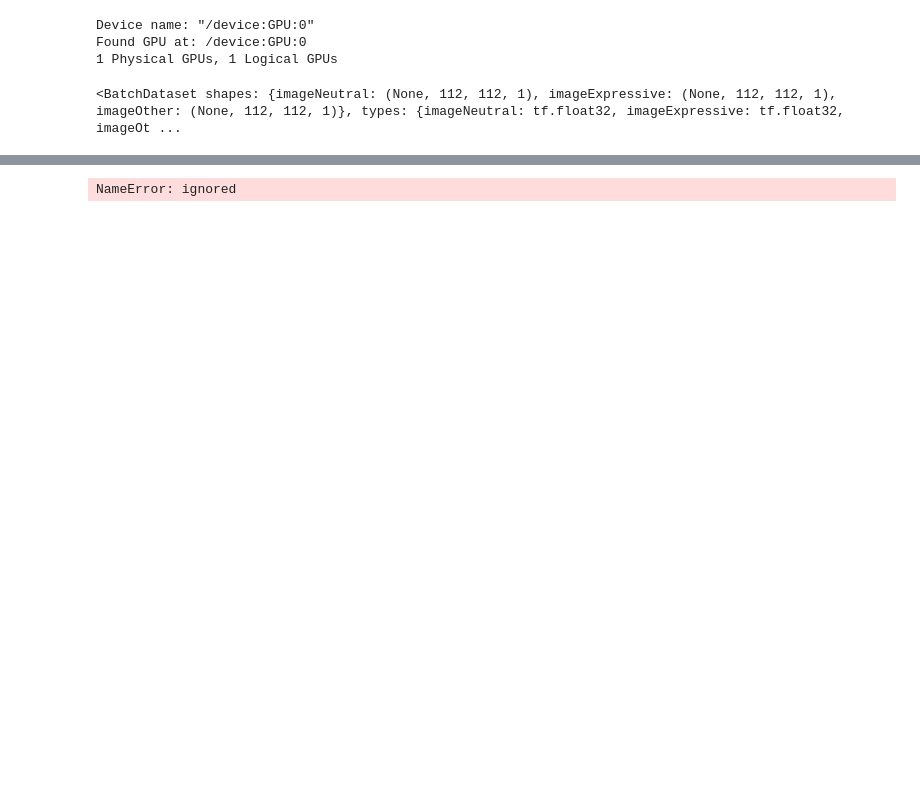
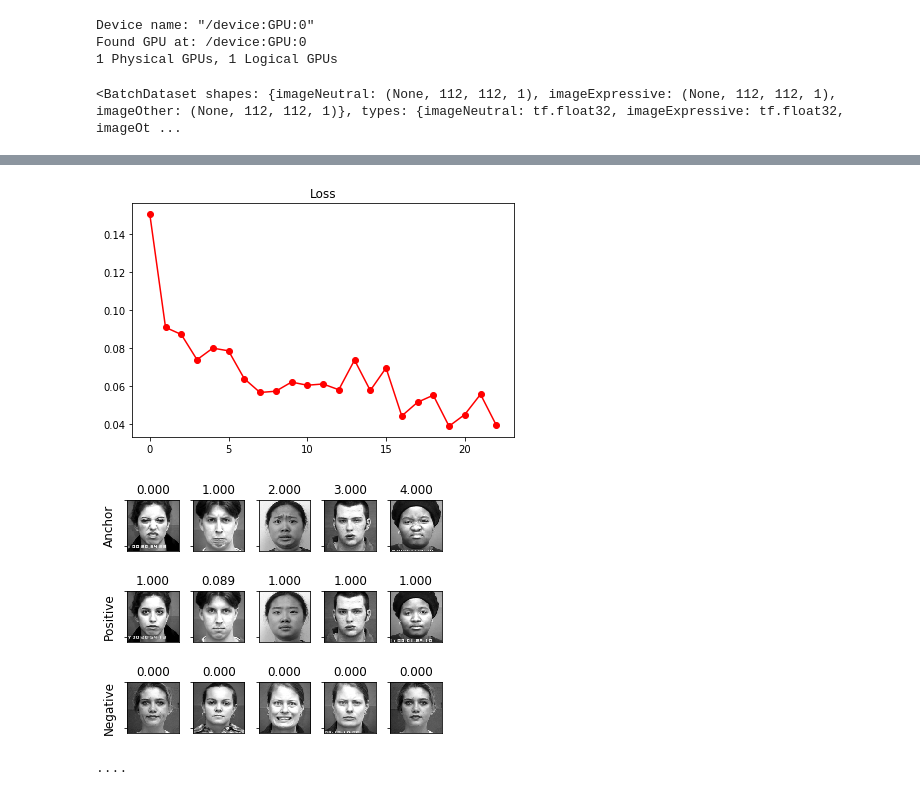
Before and after one commit to willtc111/StoicNet, a Jupyter notebook: IdentityTrainer.ipynb, the cells around one changed output, grey strips where cells are left out. Drawn from its saved outputs; the diff is of its cells as text; code cells hidden in the pictures; blank space fills up the shorter version.

```diff
--- a/IdentityTrainer.ipynb
+++ b/IdentityTrainer.ipynb
@@ -167,13 +163,18 @@ class Recognizer(tf.keras.Model):
 
     @tf.function
     def recognize(self, a, b):
-        a_encoding = recognizer(a)
-        b_encoding = recognizer(b)
+        a_encoding = self.encode(a)
+        b_encoding = self.encode(b)
 
         diffs = tf.abs(a_encoding - b_encoding)
 
-        prediction = comparer(diffs)
+        prediction = self.comparer(diffs)
         return prediction
+
+    @tf.function
+    def encode(self, x):
+        encoding = self.encoder(x)
+        return encoding
 
 
 
@@ -183,10 +184,3 @@ recognizer = Recognizer(latent_dim)
 # %%
 checkpoint_dir = BASE_DIR + 'training_checkpoints/recog_training_1/cp.ckpt'
 checkpoint = tf.train.Checkpoint(optimizer=optimizer,recognizer=recognizer)
-# %%
-def plot_loss(ls):
-    fig = plt.figure()
-    plt.plot(ls, 'r')
-    plt.title("Loss")
-    plt.tight_layout()
-    plt.show()
@@ -208,22 +239,8 @@ def compute_loss(rec, x_neutral, x_express, x_other):
 epochs = 50
 
 ls = []
-loss = -1
 start_time = end_time = 0
-for epoch in range(1, epochs+1):
-    print('Epoch {0}, Test set loss {1}, time elapsed for current epoch {2:.1f}'.format(
-        epoch, loss, end_time - start_time))
-    # Test
-    loss = tf.keras.metrics.Mean()
-    for image_features in parsed_test:
-        l = compute_loss(recognizer, neutral_raw, expressive_raw, other_raw)
-        loss(l)
-    l = loss.result()
-    ls = ls + [l]
-
-    plot_loss(ls)
-
-
+for epoch in range(0, epochs):
     # Train
     start_time = time.time()
     batchCounter = 0
@@ -245,4 +262,22 @@ for epoch in range(1, epochs+1):
         if batchCounter % 10 == 0:
             print(".", end="")
     end_time = time.time()
+
+    # Test
+    print("\nTesting...")
+    loss_mean = tf.keras.metrics.Mean()
+    for image_features in parsed_test:
+        l = compute_loss(recognizer,
+                         image_features['imageNeutral'],
+                         image_features['imageExpressive'],
+                         image_features['imageOther'])
+        loss_mean(l)
+    l = loss_mean.result()
+    ls = ls + [l]
+
+    display.clear_output(wait=False)
+    print('Epoch {0}, Test set loss {1}, time elapsed for current epoch {2:.1f}'.format(
+        epoch, l, end_time - start_time))
+    plot_loss(ls)
+    display_ratings(parsed_test.take(1))
 # %% [output]
@@ -250 +285,3 @@ Epoch 1, Test set loss -1, time elapsed for current epoch 0.0
+[figure, added]
+[figure, added]
-NameError: ignored
+....
```
Also changed, not shown: parts of 3 cells of this notebook.
